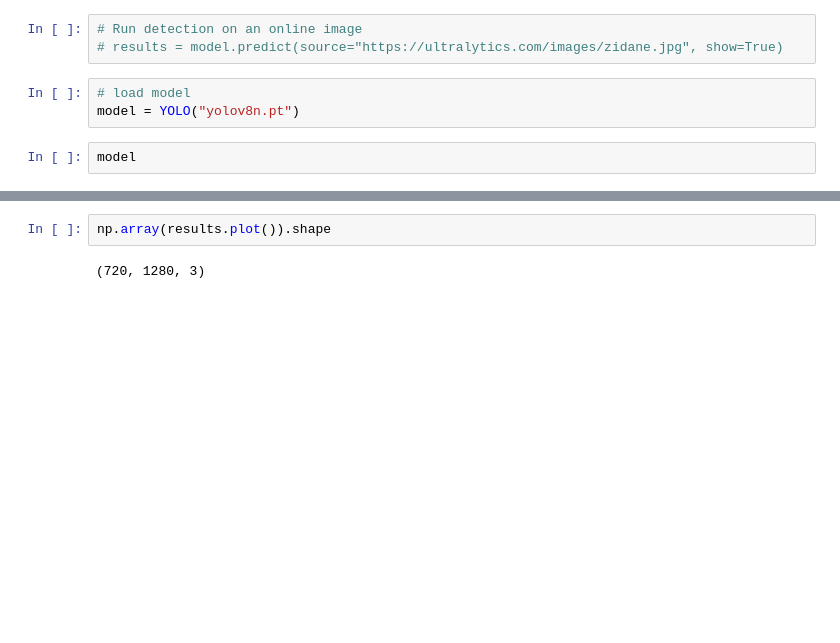
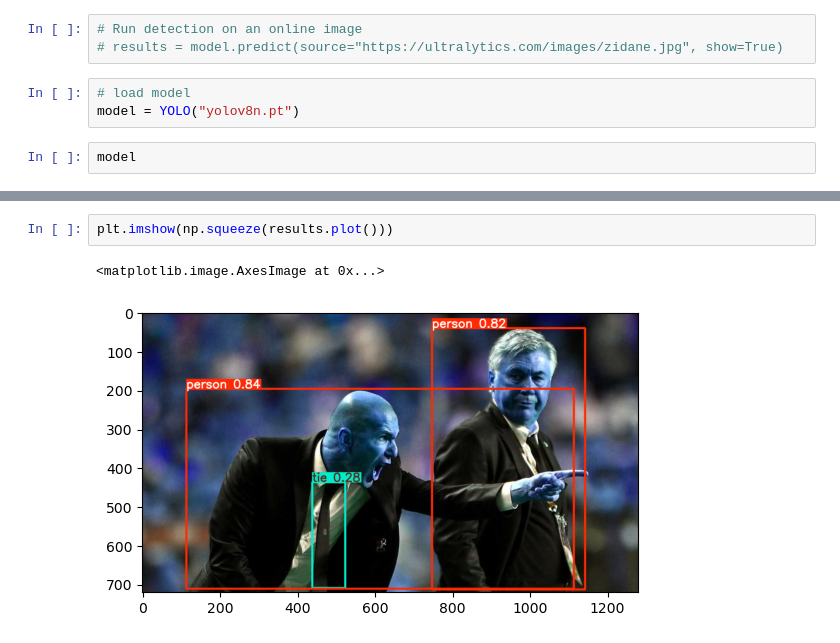
Before and after one commit to Brian342/ObjectDetection, a Jupyter notebook: Untitled.ipynb, the cells around one changed output, grey strips where cells are left out. Saved outputs shown, nothing was run; the diff lists cells and outputs as text; blank space fills up the shorter version.

```diff
--- a/Untitled.ipynb
+++ b/Untitled.ipynb
@@ -37,4 +37,5 @@ plt.show()
 # %%
-np.array(results.plot()).shape
+plt.imshow(np.squeeze(results.plot()))
 # %% [output]
-(720, 1280, 3)
+<matplotlib.image.AxesImage at 0x...>
+[figure, added]
```
Also changed, not shown: parts of 4 cells of this notebook, 1 other file.
